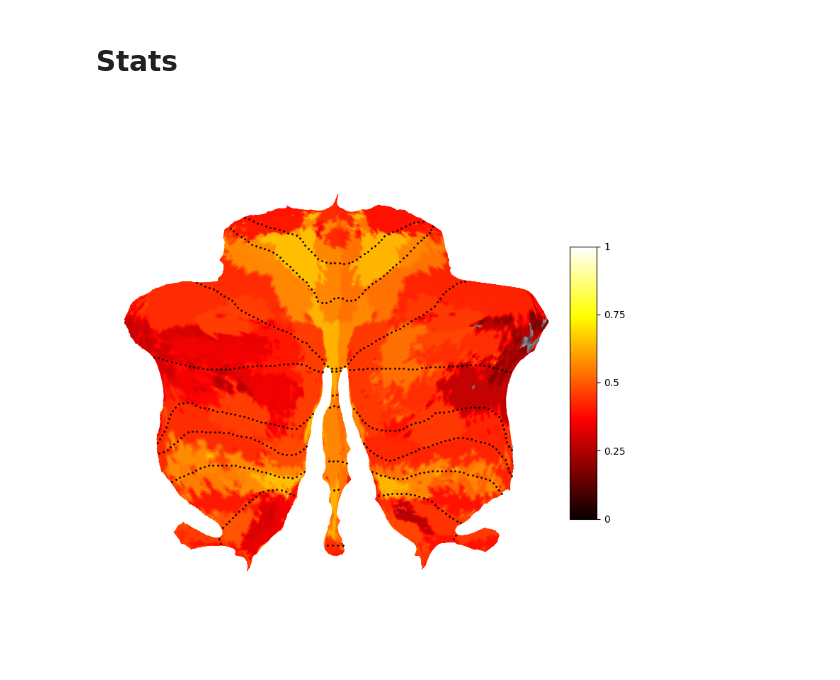
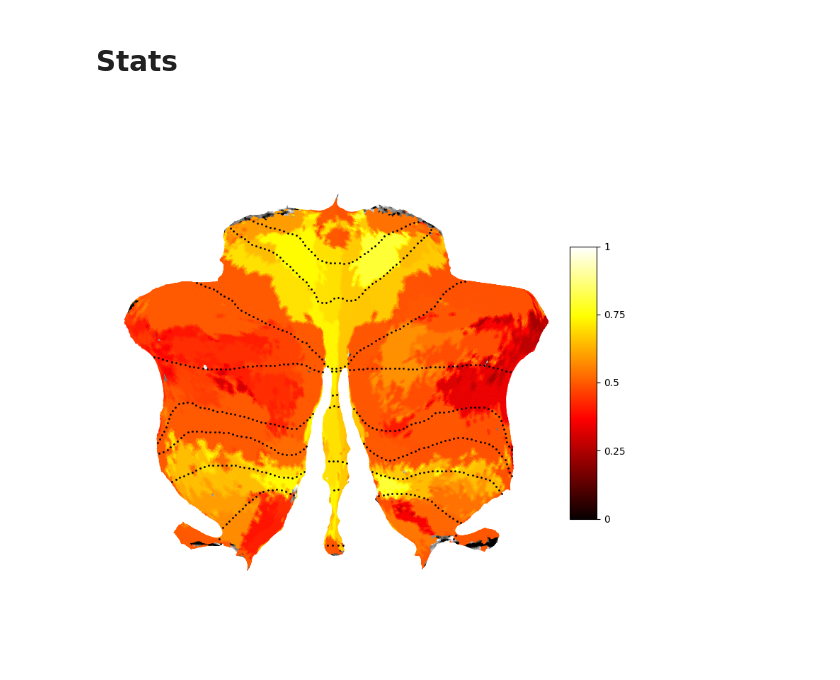
Before and after one commit to DiedrichsenLab/ProbabilisticParcellation, a Jupyter notebook: notebooks/atlas_paper/individual_variability.ipynb, the cells around one changed output. Cells and saved outputs as stored; diff of their text form; code cells hidden in the pictures.

Commit message:
Updated variability

```diff
--- a/notebooks/atlas_paper/individual_variability.ipynb
+++ b/notebooks/atlas_paper/individual_variability.ipynb
@@ -136,0 +284,20 @@ plt.savefig(f"{figure_path}/individual_variability/{filename}.png", dpi=300, bbo
+# %%
+Nifti = suit_atlas.data_to_nifti(Corr_norm_mean)
+surf_data = suit.flatmap.vol_to_surf(Nifti, stats="nanmean", space="MNISymC")
+corr_map = np.zeros(surf_parcel_68.shape) * np.nan
+for p in np.arange(1,surf_parcel_68.max()+1):
+    mask = (surf_parcel_68 == p).squeeze()
+    corr_map[mask] = np.nanmean(surf_data[mask])
+
+
+# Plot the symmetry map
+plt.figure(figsize=(5, 5))
+suit.flatmap.plot(corr_map,
+                    render='matplotlib',
+                    overlay_type='func',
+                    new_figure=False,
+                    colorbar=True,
+                    cscale=cscale,
+                    cmap='hot')
+plt.savefig(figure_path + '/individual_variability/var_parcel_norm_68-all.png',
+            dpi=300, bbox_inches='tight')
@@ -155,22 +308,25 @@ surf_parcel = np.nan_to_num(surf_parcel, copy=False).astype(int)
+# %%
+# Get inter-individual variability for statistics
+Corr_subj, Corr_norm_subj, Rel_subj = calc_variability(Data, Info, subject_wise=True)
 # %%
-Nifti = suit_atlas.data_to_nifti(Corr_norm[0])
+Nifti = suit_atlas.data_to_nifti(np.nanmean(Corr_norm_subj[0], axis=1))
 surf_data = suit.flatmap.vol_to_surf(Nifti, stats="nanmean", space="MNISymC")
-corr_map = np.zeros(surf_parcel.shape) * np.nan
-for p in np.arange(0,surf_parcel.max()):
-    mask = (surf_parcel == p).squeeze()
+corr_map = np.zeros(surf_parcel_68.shape) * np.nan
+for p in np.arange(1,surf_parcel_68.max()+1):
+    mask = (surf_parcel_68 == p).squeeze()
     corr_map[mask] = np.nanmean(surf_data[mask])
 
 
 # Plot the symmetry map
-plt.figure(figsize=(10, 10))
+plt.figure(figsize=(5, 5))
 suit.flatmap.plot(corr_map,
                     render='matplotlib',
                     overlay_type='func',
                     new_figure=False,
                     colorbar=True,
                     cscale=cscale,
                     cmap='hot')
-plt.savefig(figure_path + '/individual_variability/var_parcel_norm_68-mdtb.png',
+plt.savefig(figure_path + '/individual_variability/var_parcel_norm_68-all.png',
             dpi=300, bbox_inches='tight')
 # %% [output]
-[figure, old version]
+[figure, new version]
```
Also changed, not shown: parts of 20 cells of this notebook, 1 other file.
